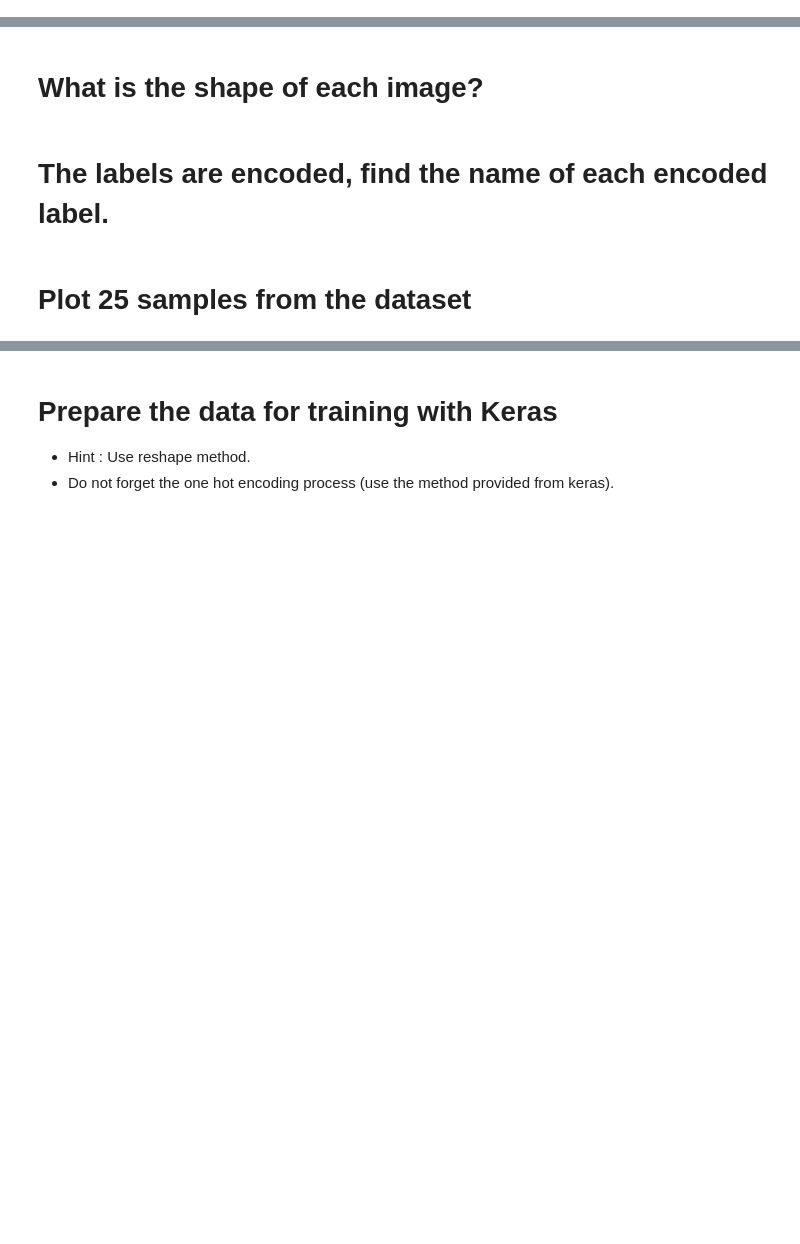
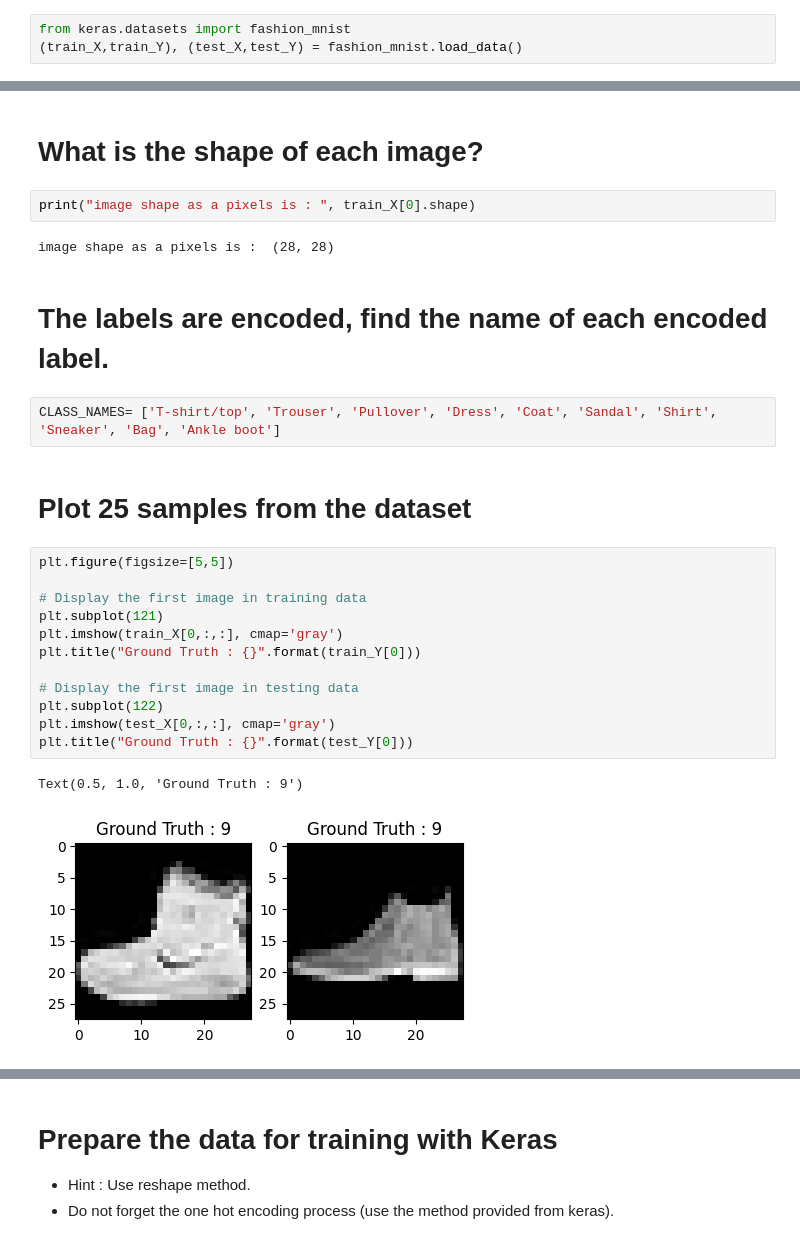
Before and after one commit to Tuwaiq-Data-Science-Bootcamp-V5/CNN_FashionMNIST, a Jupyter notebook: NeuralNetworks-Fashion.ipynb, the cells around one changed output, grey strips where cells are left out. Saved outputs shown, nothing was run; the diff lists cells and outputs as text; blank space fills up the shorter version.

```diff
--- a/NeuralNetworks-Fashion.ipynb
+++ b/NeuralNetworks-Fashion.ipynb
@@ -6,3 +23,6 @@
 - Dataset provided from keras.
 - Print the number of training images and testing images.
 - Print the number of labels (unique).
+# %%
+from keras.datasets import fashion_mnist
+(train_X,train_Y), (test_X,test_Y) = fashion_mnist.load_data()
@@ -9,6 +50,27 @@
 # %% [markdown]
 # What is the shape of each image?
+# %%
+print("image shape as a pixels is : ", train_X[0].shape)
+# %% [output]
+image shape as a pixels is :  (28, 28)
 # %% [markdown]
 # The labels are encoded, find the name of each encoded label.
+# %%
+CLASS_NAMES= ['T-shirt/top', 'Trouser', 'Pullover', 'Dress', 'Coat', 'Sandal', 'Shirt', 'Sneaker', 'Bag', 'Ankle boot']
 # %% [markdown]
 # Plot 25 samples from the dataset
+# %%
+plt.figure(figsize=[5,5])
+
+# Display the first image in training data
+plt.subplot(121)
+plt.imshow(train_X[0,:,:], cmap='gray')
+plt.title("Ground Truth : {}".format(train_Y[0]))
+
+# Display the first image in testing data
+plt.subplot(122)
+plt.imshow(test_X[0,:,:], cmap='gray')
+plt.title("Ground Truth : {}".format(test_Y[0]))
+# %% [output]
+Text(0.5, 1.0, 'Ground Truth : 9')
+[figure, added]
```
Also changed, not shown: parts of 25 cells of this notebook, 2 other files.
